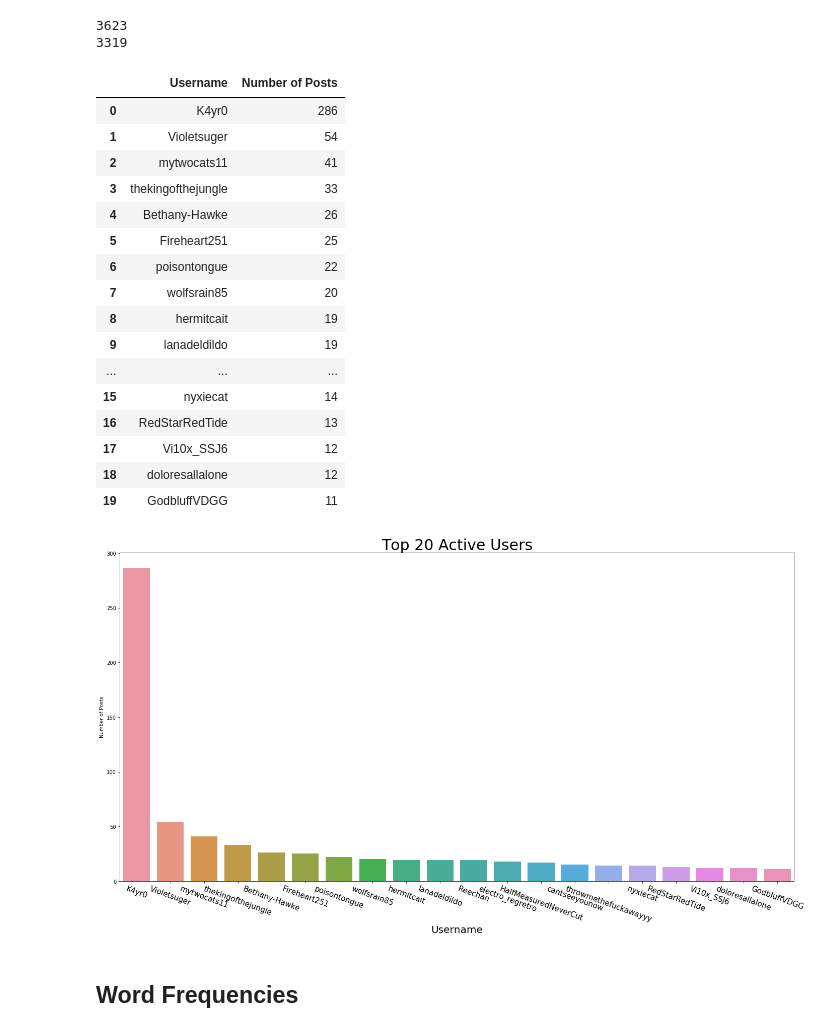
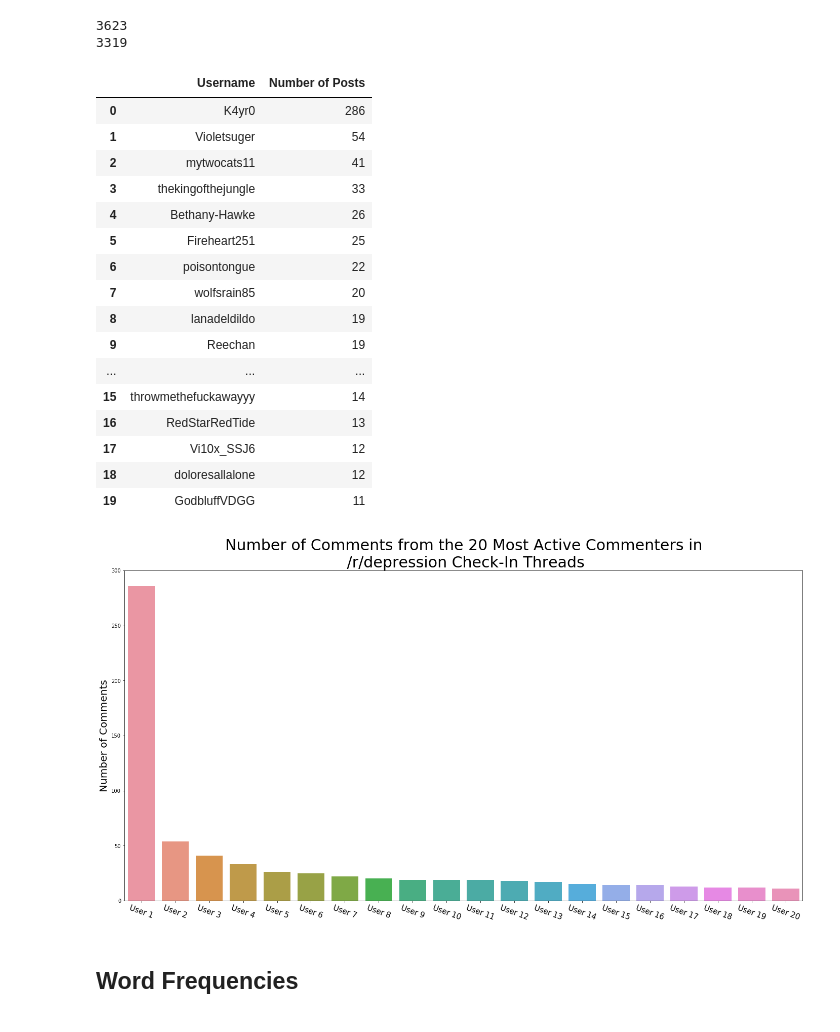
Before and after one commit to andy-alba/Analyzing-Mental-Health-in-America, a Jupyter notebook: AndyA_Analysis.ipynb, the cells around one changed output. Drawn from its saved outputs; the diff is of its cells as text; code cells hidden in the pictures.

```diff
--- a/AndyA_Analysis.ipynb
+++ b/AndyA_Analysis.ipynb
@@ -604,6 +599,8 @@ user_activity = pd.DataFrame(df['user_name'].value_counts())
 user_activity = user_activity.reset_index()
 user_activity.columns = ['Username', 'Number of Posts']
 user_activity.head(20)
+
+user_activity['Username'] = ['User ' + str(i + 1) for i in np.arange(0, len(user_activity))]
 # %% [output]
 |  | Username | Number of Posts |
 | 0 | K4yr0 | 286 |
@@ -614,10 +611,10 @@ user_activity.head(20)
 | 5 | Fireheart251 | 25 |
 | 6 | poisontongue | 22 |
 | 7 | wolfsrain85 | 20 |
-| 8 | hermitcait | 19 |
-| 9 | lanadeldildo | 19 |
+| 8 | lanadeldildo | 19 |
+| 9 | Reechan | 19 |
 | ... | ... | ... |
-| 15 | nyxiecat | 14 |
+| 15 | throwmethefuckawayyy | 14 |
 | 16 | RedStarRedTide | 13 |
 | 17 | Vi10x_SSJ6 | 12 |
 | 18 | doloresallalone | 12 |
@@ -625,13 +622,14 @@ user_activity.head(20)
 # %%
 plt.figure(figsize = (24, 12))
 
 g = sns.barplot(x = 'Username', y = 'Number of Posts', data = user_activity.head(20))
 g.set_xticklabels(labels = g.get_xticklabels(), rotation = -20, fontsize = 15)
-g.set_xlabel(g.get_xlabel(),fontsize = 20)
-g.set_title('Top 20 Active Users', fontsize = 30)
+g.set_xlabel('',fontsize = 20)
+g.set_ylabel('Number of Comments',fontsize = 20)
+g.set_title('Number of Comments from the 20 Most Active Commenters in\n /r/depression Check-In Threads', fontsize = 30)
 plt.savefig('20ActiveUsers.png')
 # %% [output]
-[figure, old version]
+[figure, new version]
 # %% [markdown]
 ## Word Frequencies
 # %%
```
Also changed, not shown: parts of 39 cells of this notebook.
